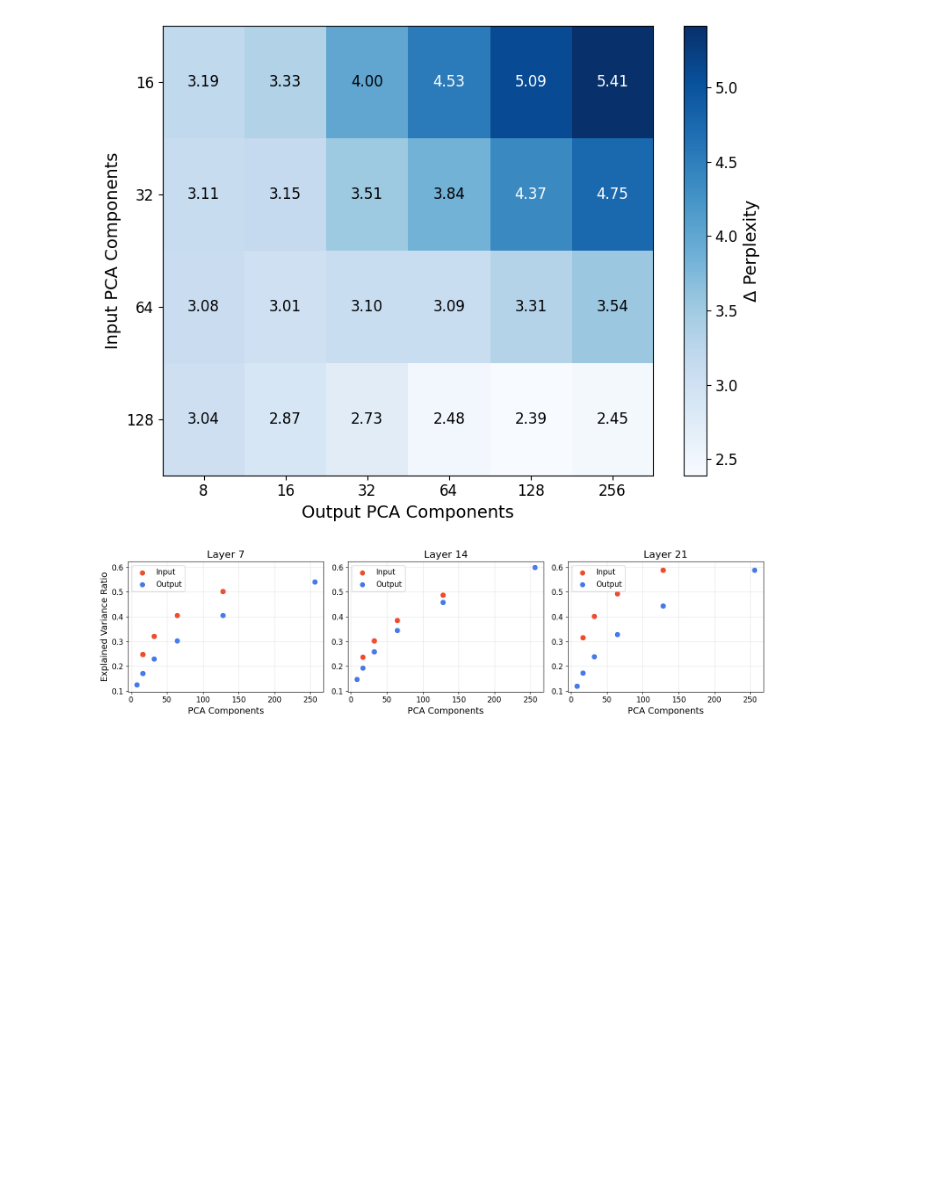
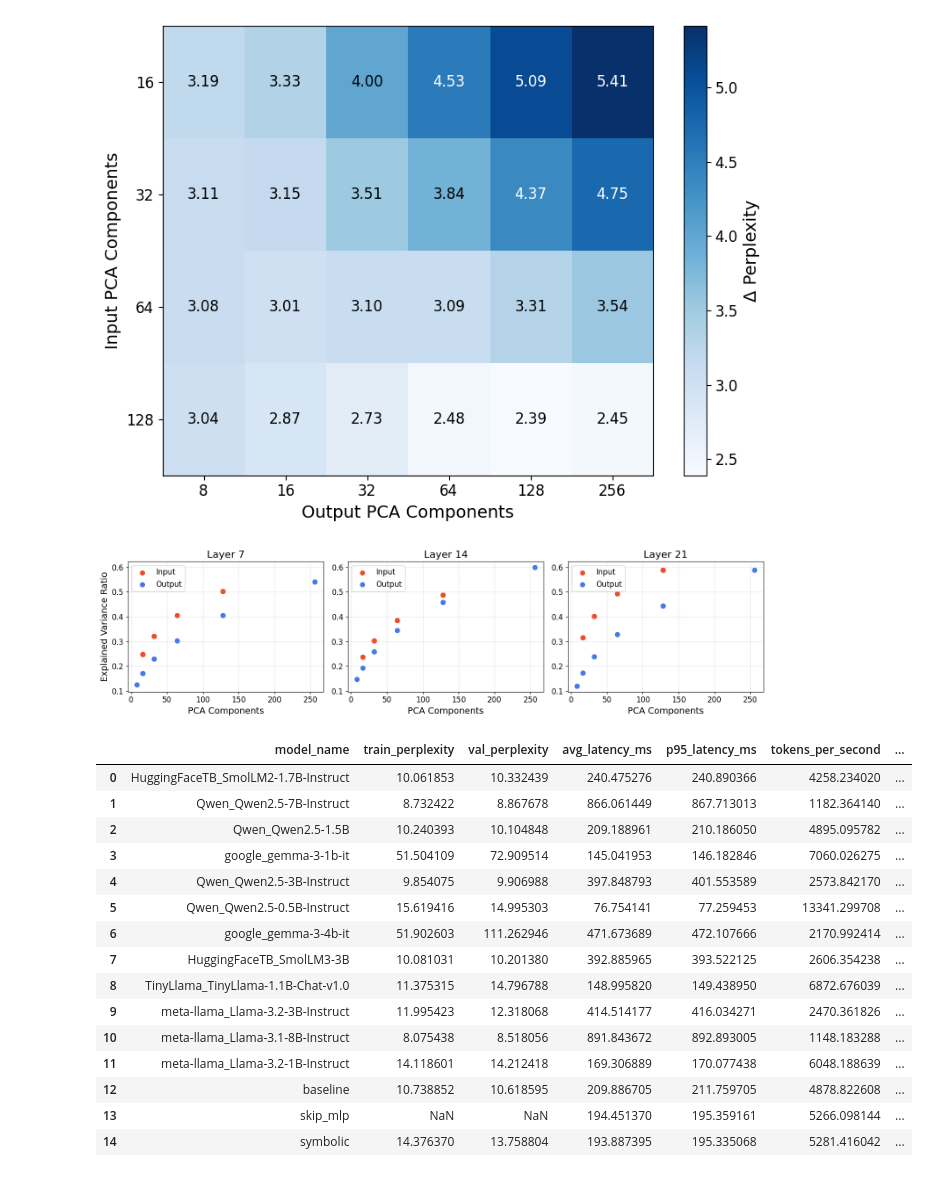
Before and after one commit to astroautomata/LLM_PCA, a Jupyter notebook: analysis.ipynb, the cells around one changed output. Drawn from its saved outputs; the diff is of its cells as text; code cells hidden in the pictures; blank space fills up the shorter version.

```diff
--- a/analysis.ipynb
+++ b/analysis.ipynb
@@ -132,3 +132,91 @@ plt.savefig('figures/explained_var_ratio.png', dpi = 300)
 plt.show()
 # %% [output]
 [figure]
+# %%
+import pandas as pd
+
+results_dir = Path("experiment7_results_runpod/experiment7_results")
+experiment5_results = Path("experiment5/layers_7_14_21/max_chars750000/pca_comps_I32_O8/experimental_results.json")
+
+# Load experiment5 perplexity data for original models
+with open(experiment5_results) as f:
+    exp5_data = json.load(f)
+
+rows = []
+
+# Process regular model folders (e.g., meta-llama_Llama-3.2-1B-Instruct_cuda_...)
+for folder in results_dir.iterdir():
+    if folder.is_dir() and "_cuda_" in folder.name and not folder.name.startswith("original_"):
+        benchmark_file = folder / "benchmark.json"
+        perplexity_file = folder / "perplexity.json"
+
+        if benchmark_file.exists() and perplexity_file.exists():
+            with open(benchmark_file) as f:
+                benchmark = json.load(f)
+            with open(perplexity_file) as f:
+                perplexity = json.load(f)
+
+            # Extract model name from folder name
+            folder_parts = folder.name.split("_")
+            model_name = "_".join(folder_parts[:2])
+
+            rows.append({
+                "model_name": model_name,
+                "train_perplexity": perplexity["train_perplexity"],
+                "val_perplexity": perplexity["val_perplexity"],
+                "avg_latency_ms": benchmark["avg_latency_ms"],
+                "p95_latency_ms": benchmark["p95_latency_ms"],
+                "tokens_per_second": benchmark["tokens_per_second"],
+                "total_time_sec": benchmark["total_time_sec"],
+            })
+
+# Process original_cuda folder (baseline, skip_mlp, symbolic)
+for folder in results_dir.iterdir():
+    if folder.is_dir() and folder.name.startswith("original_cuda_"):
+        for model_type in ["baseline", "skip_mlp", "symbolic"]:
+            benchmark_file = folder / f"{model_type}_benchmark.json"
+
+            if benchmark_file.exists():
+                with open(benchmark_file) as f:
+                    benchmark = json.load(f)
+
+                # Get perplexity from experiment5 results
+                if model_type == "baseline":
+                    train_ppl = exp5_data["baseline_perplexity_train"]
+                    val_ppl = exp5_data["baseline_perplexity_val"]
+                elif model_type == "symbolic":
+                    train_ppl = exp5_data["intervened_perplexity_train"]
+                    val_ppl = exp5_data["intervened_perplexity_val"]
+                else:  # skip_mlp - no perplexity data available
+                    train_ppl = None
+                    val_ppl = None
+
+                rows.append({
+                    "model_name": model_type,
+                    "train_perplexity": train_ppl,
+                    "val_perplexity": val_ppl,
+                    "avg_latency_ms": benchmark["avg_latency_ms"],
+                    "p95_latency_ms": benchmark["p95_latency_ms"],
+                    "tokens_per_second": benchmark["tokens_per_second"],
+                    "total_time_sec": benchmark["total_time_sec"],
+                })
+
+df = pd.DataFrame(rows)
+df
+# %% [output]
+|  | model_name | train_perplexity | val_perplexity | avg_latency_ms | p95_latency_ms | tokens_per_second | ... |
+| 0 | HuggingFaceTB_SmolLM2-1.7B-Instruct | 10.061853 | 10.332439 | 240.475276 | 240.890366 | 4258.234020 | ... |
+| 1 | Qwen_Qwen2.5-7B-Instruct | 8.732422 | 8.867678 | 866.061449 | 867.713013 | 1182.364140 | ... |
+| 2 | Qwen_Qwen2.5-1.5B | 10.240393 | 10.104848 | 209.188961 | 210.186050 | 4895.095782 | ... |
+| 3 | google_gemma-3-1b-it | 51.504109 | 72.909514 | 145.041953 | 146.182846 | 7060.026275 | ... |
+| 4 | Qwen_Qwen2.5-3B-Instruct | 9.854075 | 9.906988 | 397.848793 | 401.553589 | 2573.842170 | ... |
+| 5 | Qwen_Qwen2.5-0.5B-Instruct | 15.619416 | 14.995303 | 76.754141 | 77.259453 | 13341.299708 | ... |
+| 6 | google_gemma-3-4b-it | 51.902603 | 111.262946 | 471.673689 | 472.107666 | 2170.992414 | ... |
+| 7 | HuggingFaceTB_SmolLM3-3B | 10.081031 | 10.201380 | 392.885965 | 393.522125 | 2606.354238 | ... |
+| 8 | TinyLlama_TinyLlama-1.1B-Chat-v1.0 | 11.375315 | 14.796788 | 148.995820 | 149.438950 | 6872.676039 | ... |
+| 9 | meta-llama_Llama-3.2-3B-Instruct | 11.995423 | 12.318068 | 414.514177 | 416.034271 | 2470.361826 | ... |
+| 10 | meta-llama_Llama-3.1-8B-Instruct | 8.075438 | 8.518056 | 891.843672 | 892.893005 | 1148.183288 | ... |
+| 11 | meta-llama_Llama-3.2-1B-Instruct | 14.118601 | 14.212418 | 169.306889 | 170.077438 | 6048.188639 | ... |
+| 12 | baseline | 10.738852 | 10.618595 | 209.886705 | 211.759705 | 4878.822608 | ... |
+| 13 | skip_mlp | NaN | NaN | 194.451370 | 195.359161 | 5266.098144 | ... |
+| 14 | symbolic | 14.376370 | 13.758804 | 193.887395 | 195.335068 | 5281.416042 | ... |
```
Also changed, not shown: parts of 9 cells of this notebook.
